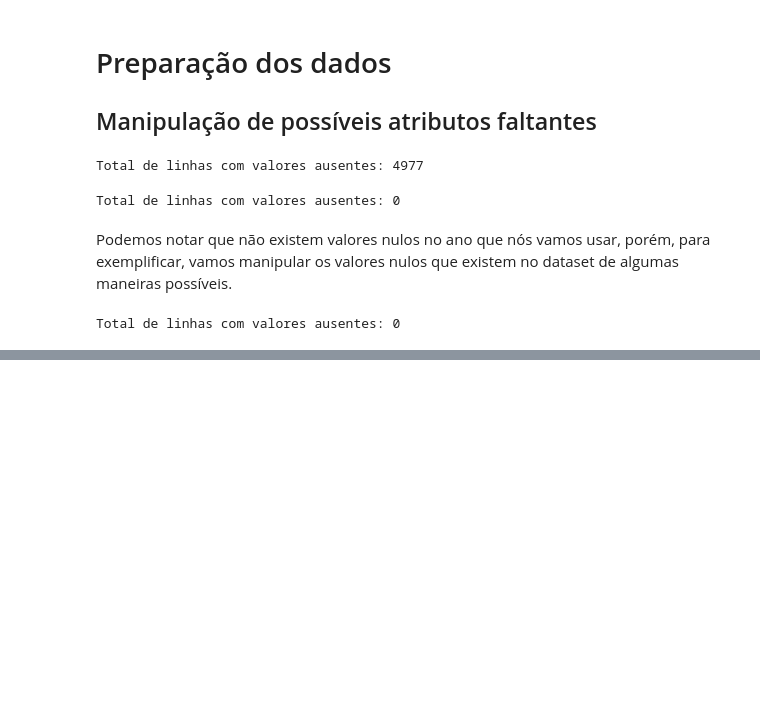
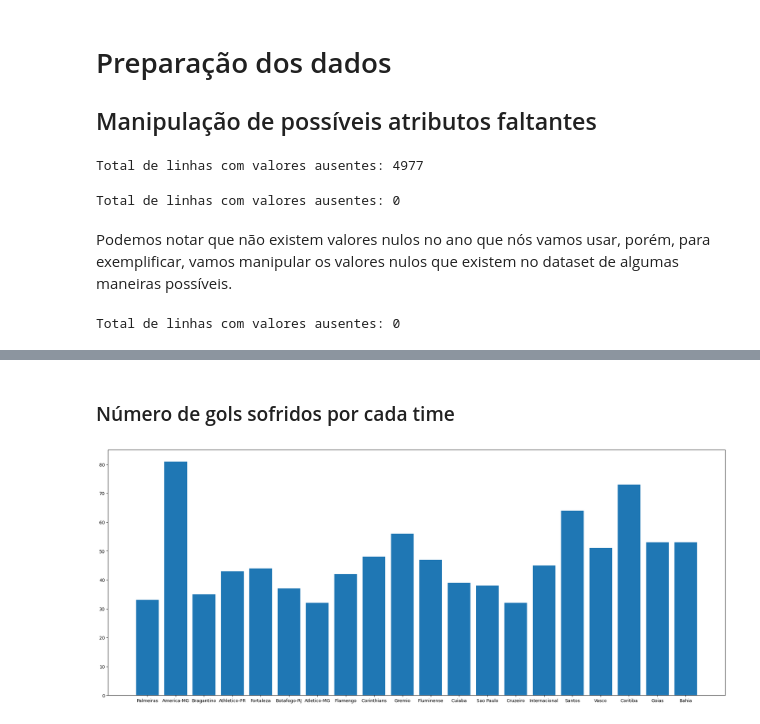
Before and after one commit to RenanZago/AnaliseBrasileirao, a Jupyter notebook: AnaliseDadosBrasileirao.ipynb, the cells around one changed output, grey strips where cells are left out. Saved outputs shown, nothing was run; the diff lists cells and outputs as text; code cells hidden in the pictures; blank space fills up the shorter version.

```diff
--- a/AnaliseDadosBrasileirao.ipynb
+++ b/AnaliseDadosBrasileirao.ipynb
@@ -317,0 +397,12 @@ Como as mudanças de técnicos afetam o desempenho do time?
+# %% [markdown]
+### Número de gols sofridos por cada time
+# %%
+import matplotlib.pyplot as plt
+# Plotando grafico das estatisticas de gols sofridos
+plt.figure(figsize=(25,10))
+plt.ylim(0,85)
+plt.bar(times, estatisticas_times['Gols Sofridos'])
+plt.xticks(ticks=times, labels=times)
+plt.show()
+# %% [output]
+[figure, added]
```
Also changed, not shown: parts of 40 cells of this notebook.
